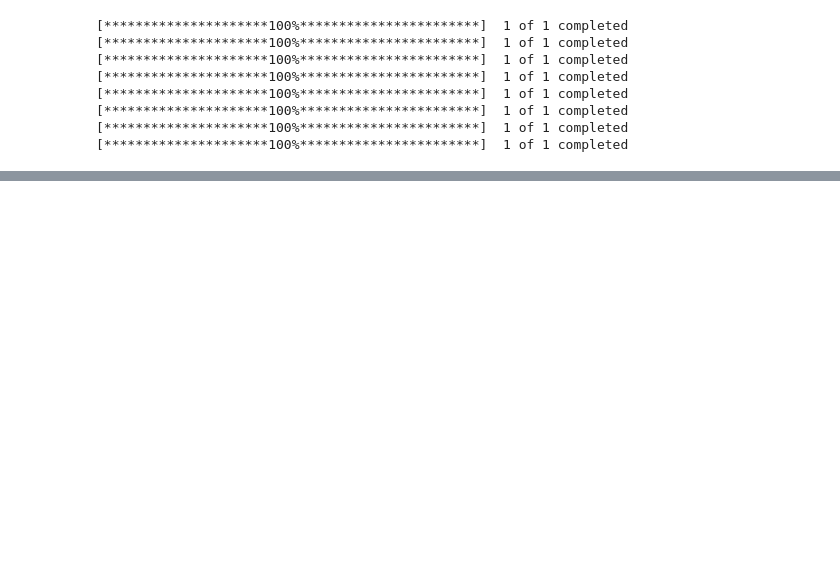
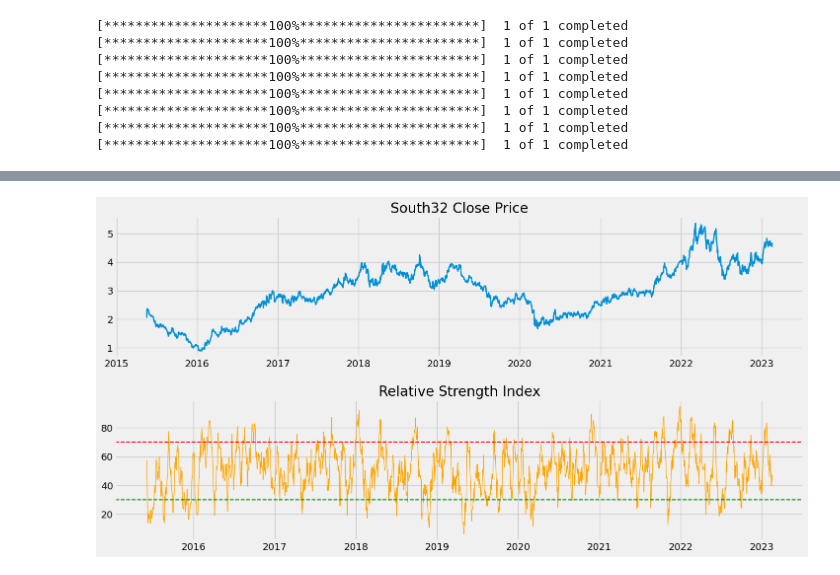
Before and after one commit to ShaunBrentnall/Market-Analysis, a Jupyter notebook: correlation.ipynb, the cells around one changed output, grey strips where cells are left out. Saved outputs shown, nothing was run; the diff lists cells and outputs as text; code cells hidden in the pictures; blank space fills up the shorter version.

```diff
--- a/correlation.ipynb
+++ b/correlation.ipynb
@@ -417,0 +414,2 @@ df_final.corr()
+# %%
+big_df = yf.download(list(mining_stocks.values()), START, END)
@@ -417,0 +532,3 @@ df_final.corr()
+# %%
+change = big_df["Close"]["S32.AX"].diff()
+change.dropna(inplace=True)
@@ -417,0 +551,10 @@ df_final.corr()
+# %%
+change_up = change.copy()
+change_up[change_up<0] = 0
+avg_up = change_up.rolling(28).mean()
+
+change_down = change.copy()
+change_down[change_down>0] = 0
+avg_down = change_down.rolling(14).mean().abs()
+# %%
+rsi = 100 * avg_up / (avg_up + avg_down)
@@ -417,0 +581,29 @@ df_final.corr()
+# %%
+# Set the theme of our chart
+plt.style.use('fivethirtyeight')
+
+# Make our resulting figure much bigger
+plt.rcParams['figure.figsize'] = (16, 9)
+
+# Create two charts on the same figure.
+ax1 = plt.subplot2grid((10,1), (0,0), rowspan = 4, colspan = 1)
+ax2 = plt.subplot2grid((10,1), (5,0), rowspan = 4, colspan = 1)
+
+# First chart:
+# Plot the closing price on the first chart
+ax1.plot(big_df["Close"]["S32.AX"], linewidth=2)
+ax1.set_title('South32 Close Price')
+
+# Second chart
+# Plot the RSI
+ax2.set_title('Relative Strength Index')
+ax2.plot(rsi, color='orange', linewidth=1)
+# Add two horizontal lines, signalling the buy and sell ranges.
+# Oversold
+ax2.axhline(30, linestyle='--', linewidth=1.5, color='green')
+# Overbought
+ax2.axhline(70, linestyle='--', linewidth=1.5, color='red')
+
+plt.show()
+# %% [output]
+[figure, added]
```
Also changed, not shown: parts of 22 cells of this notebook.
